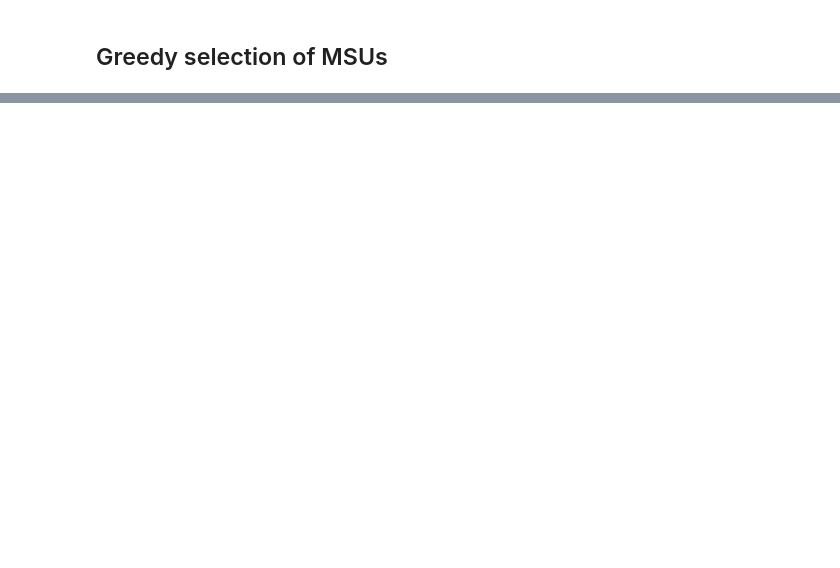
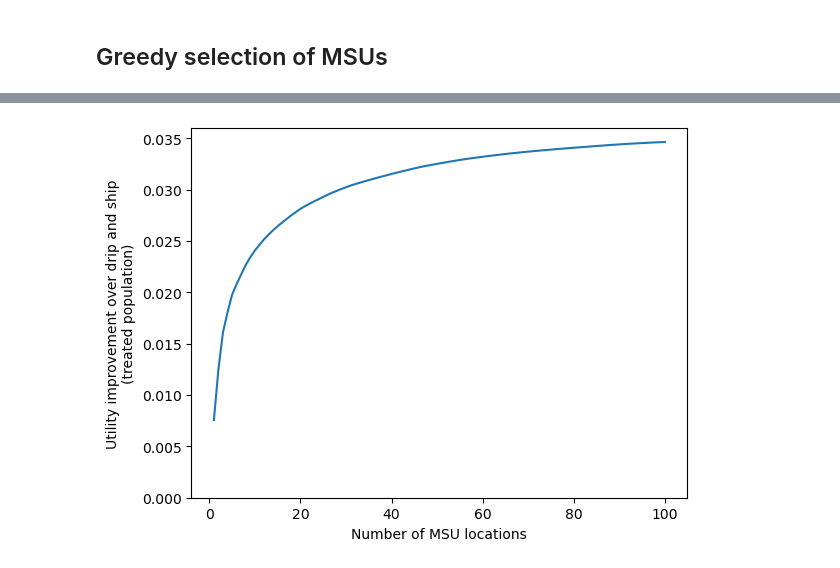
Before and after one commit to stroke-modelling/muster2, a Jupyter notebook: greedy_msu_selection.ipynb, the cells around one changed output, grey strips where cells are left out. Saved outputs shown, nothing was run; the diff lists cells and outputs as text; code cells hidden in the pictures; blank space fills up the shorter version.

Commit message:
Update greedy

```diff
--- a/greedy_msu_selection.ipynb
+++ b/greedy_msu_selection.ipynb
@@ -122,28 +181,27 @@ while (len(unelected_MSUs) > 0) & (len(selected_MSUs) < max_hospitals):
 
         model.run()
 
-        # Get utilitites
-        lsoa_msu_utility = (
-            (model.full_results['lvo_msu_ivt_mt_utility'] * prop_lvo) +
-            (model.full_results['nlvo_msu_ivt_utility'] * (1 - prop_lvo)))
+            # Get utilitites
+        lsoa_msu_utility_shift = (
+            (model.full_results['lvo_msu_ivt_mt_utility_shift'] * prop_lvo) +
+            (model.full_results['nlvo_msu_ivt_utility_shift'] * (1 - prop_lvo)))
 
-        lsoa_drip_ship_utility = (
-            (model.full_results['lvo_drip_ship_ivt_mt_utility'] * prop_lvo) +
-            (model.full_results['nlvo_drip_ship_ivt_utility'] * (1 - prop_lvo)))
+        lsoa_drip_ship_utility_shift = (
+            (model.full_results['lvo_drip_ship_ivt_mt_utility_shift'] * prop_lvo) +
+            (model.full_results['nlvo_drip_ship_ivt_utility_shift'] * (1 - prop_lvo)))
 
         # Get the maximum of MSU and drip and ship
-        best_utility = np.maximum(lsoa_msu_utility, lsoa_drip_ship_utility)
-        best_utility
+        best_utility_shift = np.maximum(lsoa_msu_utility_shift, lsoa_drip_ship_utility_shift)
 
         # Get the weighted average of lsoa_drip_ship_utility
-        average_utility_drip_ship = np.sum(
-            model.full_results['Admissions'] * lsoa_drip_ship_utility) / np.sum(model.full_results['Admissions'])
+        average_utility_drip_ship_shift = np.sum(
+            model.full_results['Admissions'] * lsoa_drip_ship_utility_shift) / np.sum(model.full_results['Admissions'])
 
         # Get the average utility weighted by model.full_results['Admissions']
-        average_utility = np.sum(model.full_results['Admissions'] * best_utility) / np.sum(model.full_results['Admissions'])
+        average_utility_shift = np.sum(model.full_results['Admissions'] * best_utility_shift) / np.sum(model.full_results['Admissions'])
 
         # Get the advantage of MSU over drip and ship
-        advantage = average_utility - average_utility_drip_ship
+        advantage = average_utility_shift - average_utility_drip_ship_shift
 
         if advantage > best_advantage:
             best_advantage = advantage
@@ -166,0 +256,13 @@ greedy_results
+# %%
+fig = plt.figure()
+ax = fig.add_subplot(111)
+x = np.arange(len(greedy_results)) + 1
+y = greedy_results['MSU advantage']
+ax.plot(x, y, '-')
+ax.set_xlabel('Number of MSU locations')
+ax.set_ylabel('Utility improvement over drip and ship\n(treated population)')
+ax.set_ylim(0)
+
+plt.show()
+# %% [output]
+[figure, added]
```
Also changed, not shown: parts of 8 cells of this notebook.
